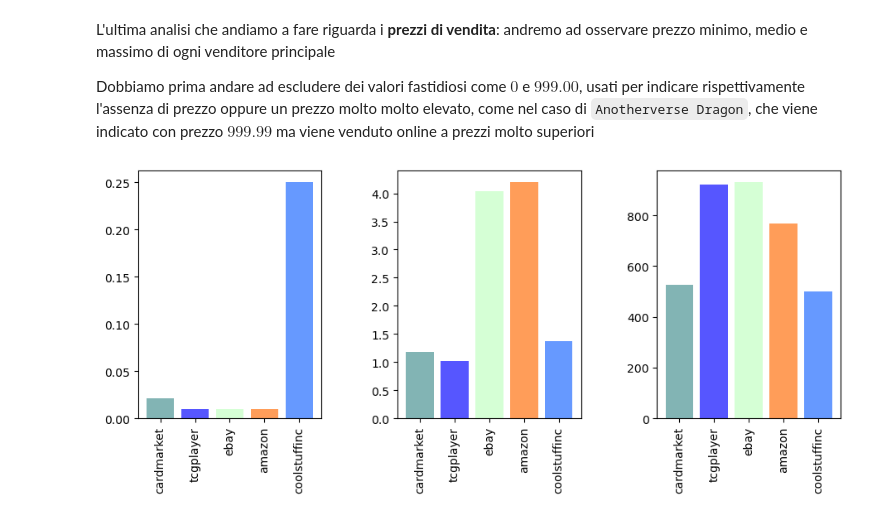
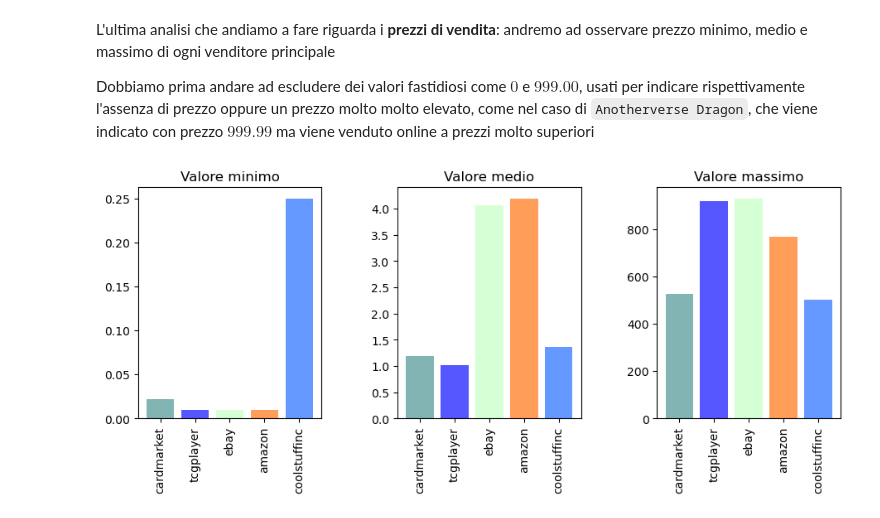
Before and after one commit to MattiaOldani/Visualizzazione-Scientifica, a Jupyter notebook: notebook/notebook.ipynb, the cells around one changed output. Cells and saved outputs as stored; diff of their text form; code cells hidden in the pictures.

```diff
--- a/notebook/notebook.ipynb
+++ b/notebook/notebook.ipynb
@@ -373,31 +373,34 @@ CHANGE = 1.0698398
 cardmarket = data["CARDMARKET_PRICE"].dropna().where(lambda x : x > 0).where(lambda x: x < 999.00).apply(lambda x : x * CHANGE)
 tcgplayer = data["TCGPLAYER_PRICE"].dropna().where(lambda x : x > 0).where(lambda x: x < 999.00)
 ebay = data["EBAY_PRICE"].dropna().where(lambda x : x > 0).where(lambda x: x < 999.00)
 amazon = data["AMAZON_PRICE"].dropna().where(lambda x : x > 0).where(lambda x: x < 999.00)
 coolstuffinc = data["COOLSTUFFINC_PRICE"].dropna().where(lambda x : x > 0).where(lambda x: x < 999.00)
 
 colors = ['#82b4b4', '#5656ff', '#d5ffd5', '#ff9d59', '#6699ff']
 stores = [cardmarket, tcgplayer, ebay, amazon, coolstuffinc]
 xticks = ["cardmarket", "tcgplayer", "ebay", "amazon", "coolstuffinc"]
 x = np.arange(0, len(stores))
 
 plt.subplot(1,3,1)
+plt.title("Valore minimo")
 y = [store.min() for store in stores]
 plt.bar(x, y, color=colors)
 plt.xticks(x, xticks, rotation=90)
 
 plt.subplot(1,3,2)
+plt.title("Valore medio")
 y = [store.mean() for store in stores]
 plt.bar(x, y, color=colors)
 plt.xticks(x, xticks, rotation=90)
 
 plt.subplot(1,3,3)
+plt.title("Valore massimo")
 y = [store.max() for store in stores]
 plt.bar(x, y, color=colors)
 plt.xticks(x, xticks, rotation=90)
 
 plt.gcf().set_size_inches(10,5)
 plt.tight_layout(pad=4)
 plt.show()
 # %% [output]
-[figure, old version]
+[figure, new version]
```
Also changed, not shown: parts of 7 cells of this notebook, 2 other files.
